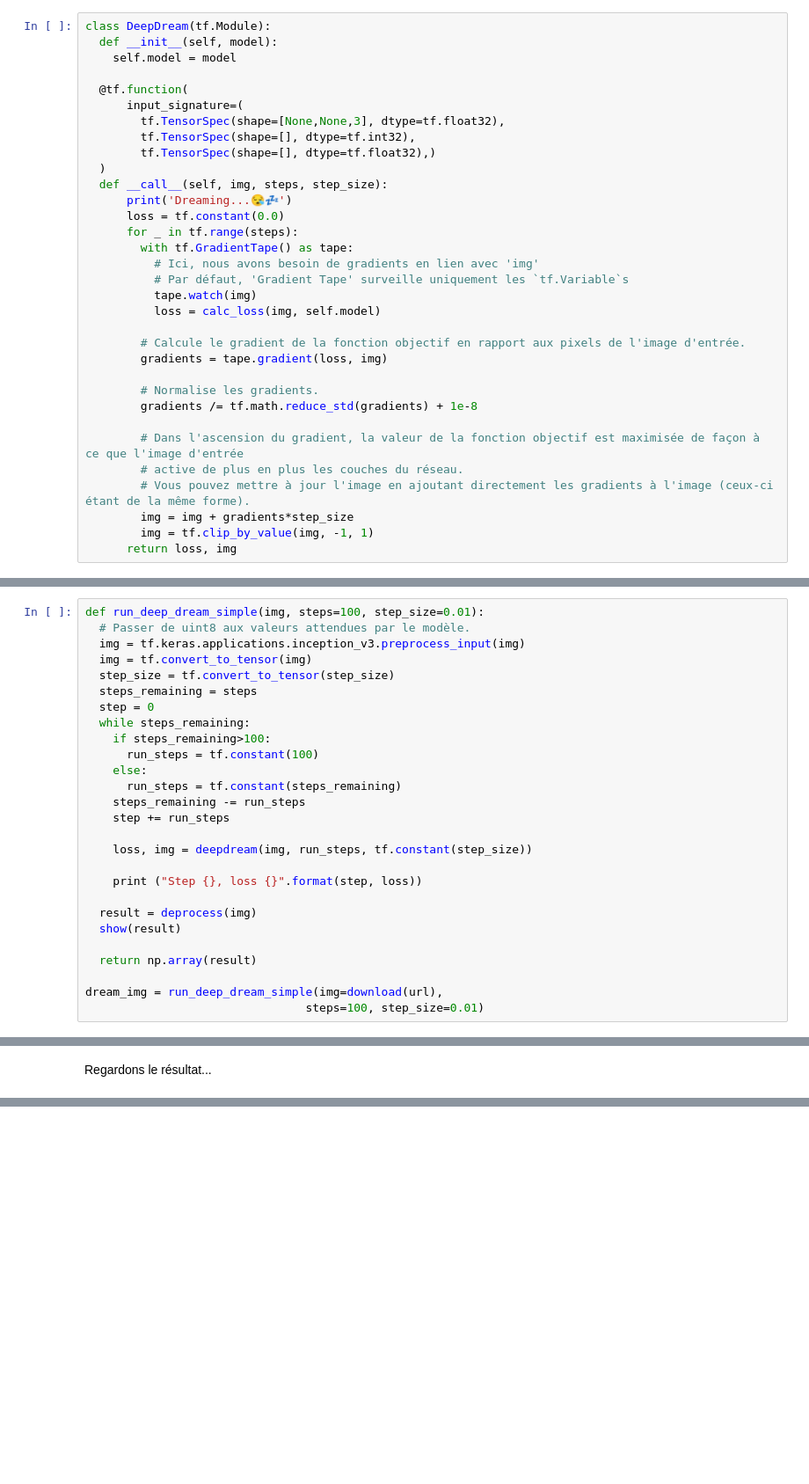
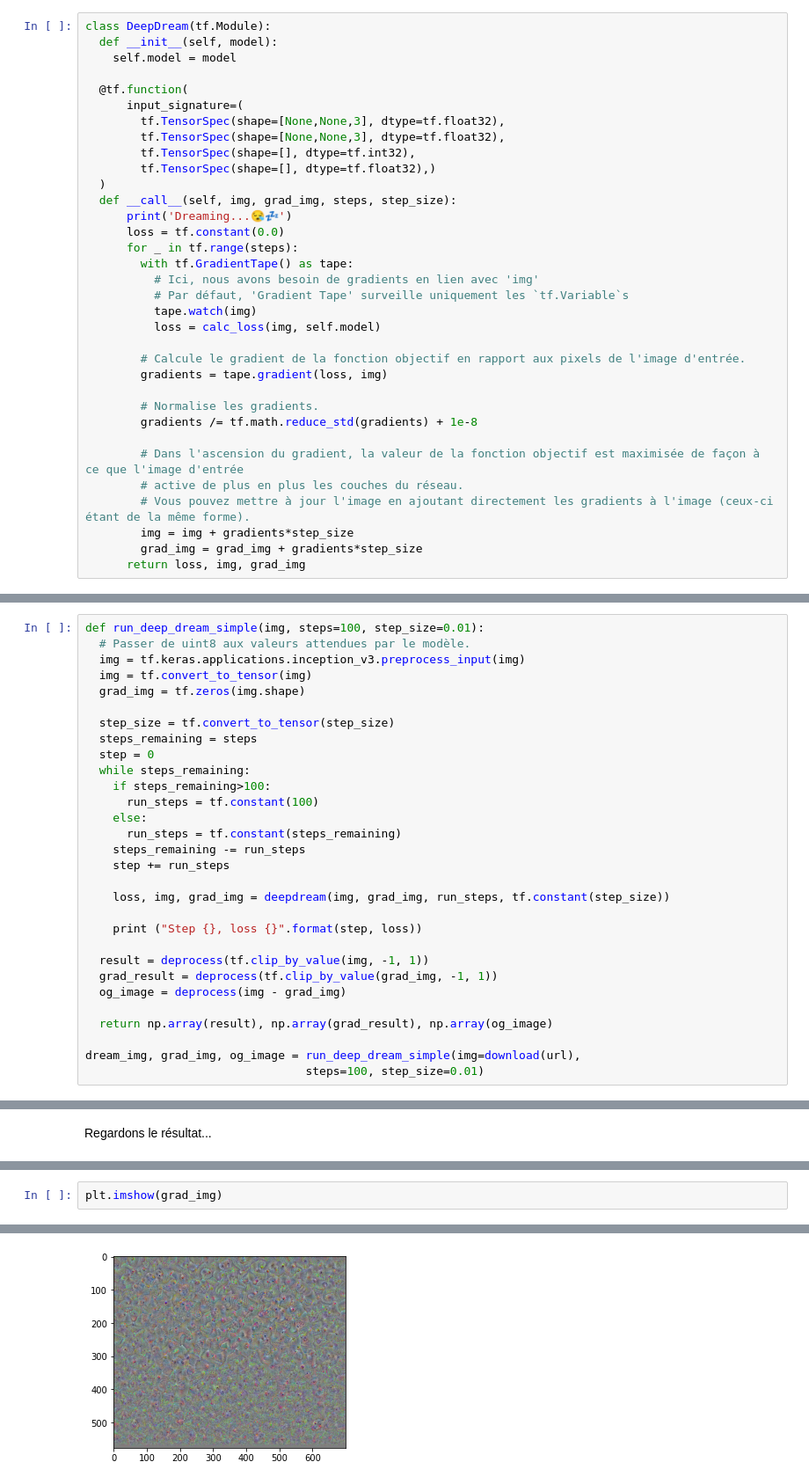
Before and after one commit to automachine-arts/automachine, a Jupyter notebook: image_synthesis/deepdream_fr.ipynb, the cells around one changed output, grey strips where cells are left out. Shown at 88% size. Cells and saved outputs as stored; diff of their text form; blank space fills up the shorter version.

Commit message:
traduction deepdream fr

```diff
--- a/image_synthesis/deepdream_fr.ipynb
+++ b/image_synthesis/deepdream_fr.ipynb
@@ -123,10 +110,11 @@ class DeepDream(tf.Module):
   @tf.function(
       input_signature=(
         tf.TensorSpec(shape=[None,None,3], dtype=tf.float32),
+        tf.TensorSpec(shape=[None,None,3], dtype=tf.float32),
         tf.TensorSpec(shape=[], dtype=tf.int32),
         tf.TensorSpec(shape=[], dtype=tf.float32),)
   )
-  def __call__(self, img, steps, step_size):
+  def __call__(self, img, grad_img, steps, step_size):
       print('Dreaming...😪💤')
       loss = tf.constant(0.0)
       for _ in tf.range(steps):
@@ -146,8 +134,8 @@ class DeepDream(tf.Module):
         # active de plus en plus les couches du réseau.
         # Vous pouvez mettre à jour l'image en ajoutant directement les gradients à l'image (ceux-ci étant de la même forme).
         img = img + gradients*step_size
-        img = tf.clip_by_value(img, -1, 1)
-      return loss, img
+        grad_img = grad_img + gradients*step_size
+      return loss, img, grad_img
 # %%
 deepdream = DeepDream(dream_model)
 # %% [markdown]
@@ -159,6 +147,8 @@ def run_deep_dream_simple(img, steps=100, step_size=0.01):
   # Passer de uint8 aux valeurs attendues par le modèle.
   img = tf.keras.applications.inception_v3.preprocess_input(img)
   img = tf.convert_to_tensor(img)
+  grad_img = tf.zeros(img.shape)
+
   step_size = tf.convert_to_tensor(step_size)
   steps_remaining = steps
   step = 0
@@ -170,14 +160,15 @@ def run_deep_dream_simple(img, steps=100, step_size=0.01):
     steps_remaining -= run_steps
     step += run_steps
 
-    loss, img = deepdream(img, run_steps, tf.constant(step_size))
+    loss, img, grad_img = deepdream(img, grad_img, run_steps, tf.constant(step_size))
 
     print ("Step {}, loss {}".format(step, loss))
 
-  result = deprocess(img)
-  show(result)
+  result = deprocess(tf.clip_by_value(img, -1, 1))
+  grad_result = deprocess(tf.clip_by_value(grad_img, -1, 1))
+  og_image = deprocess(img - grad_img)
 
-  return np.array(result)
+  return np.array(result), np.array(grad_result), np.array(og_image)
 
-dream_img = run_deep_dream_simple(img=download(url),
+dream_img, grad_img, og_image = run_deep_dream_simple(img=download(url),
                                 steps=100, step_size=0.01)
@@ -187,0 +187,3 @@ plt.imshow(dream_img);
+# %%
+plt.imshow(grad_img)
+# %% [output]
@@ -187,0 +191 @@ plt.imshow(dream_img);
+[figure, added]
```
Also changed, not shown: parts of 7 cells of this notebook.
